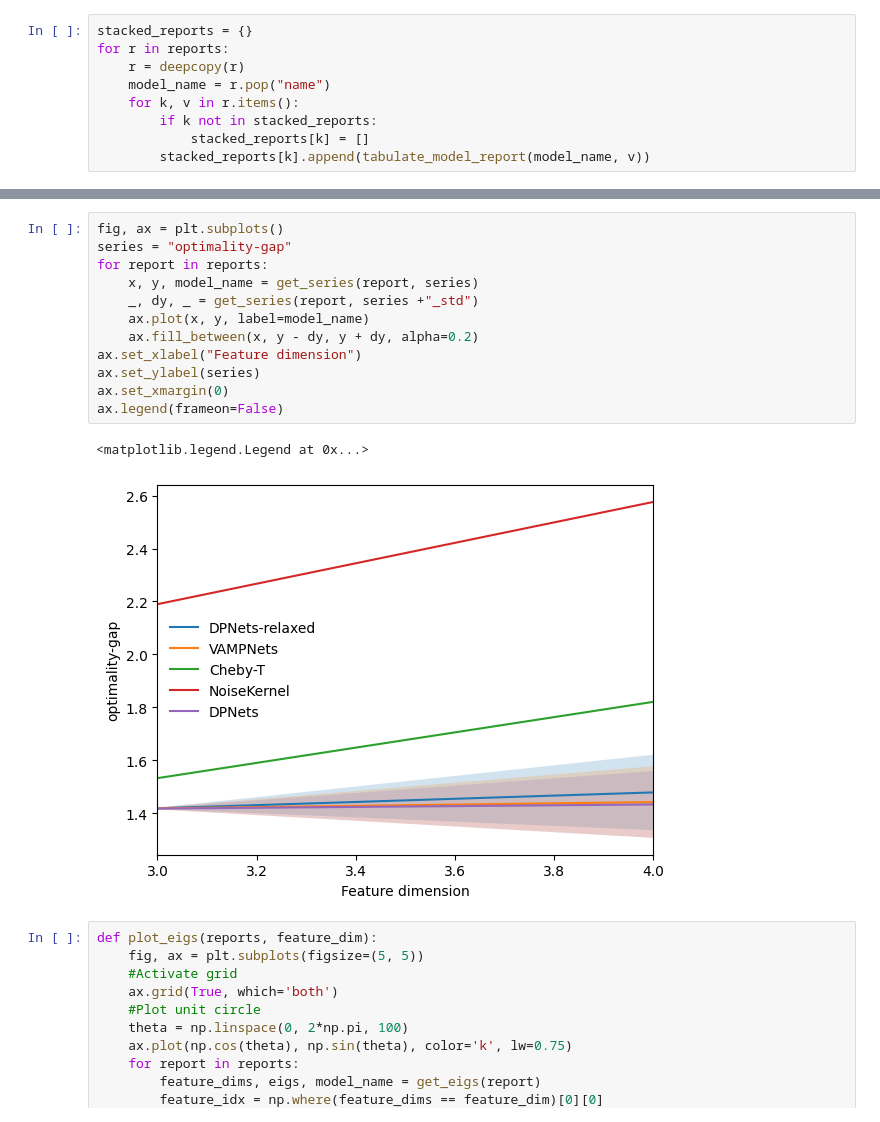
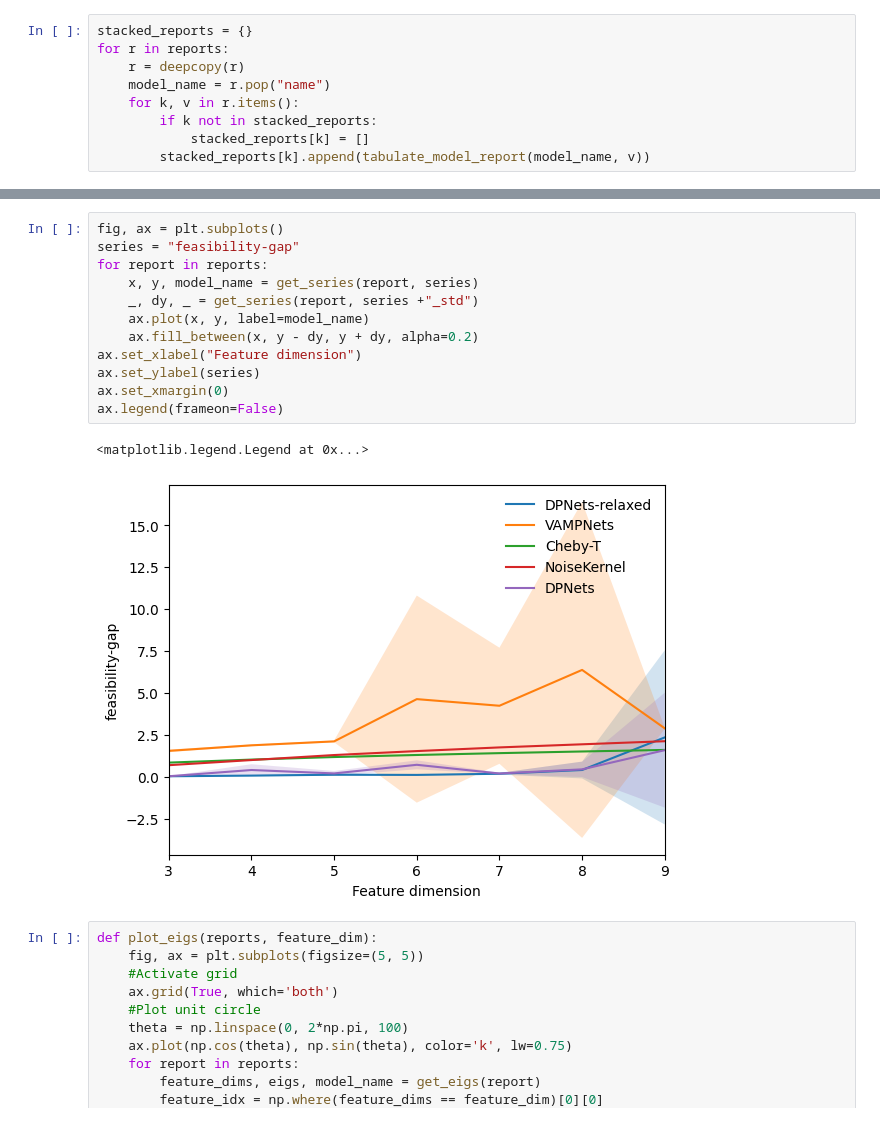
Before and after one commit to pietronvll/DPNets, a Jupyter notebook: logistic_map/figures.ipynb, the cells around one changed output, grey strips where cells are left out. Saved outputs shown, nothing was run; the diff lists cells and outputs as text.

```diff
--- a/logistic_map/figures.ipynb
+++ b/logistic_map/figures.ipynb
@@ -110,19 +110,19 @@ print(tabulate(stacked_reports[key], headers=headers, tablefmt="latex_raw", cola
 \end{tabular}
 # %%
 fig, ax = plt.subplots()
-series = "optimality-gap"
+series = "feasibility-gap"
 for report in reports:
     x, y, model_name = get_series(report, series)
     _, dy, _ = get_series(report, series +"_std")
     ax.plot(x, y, label=model_name)
     ax.fill_between(x, y - dy, y + dy, alpha=0.2)
 ax.set_xlabel("Feature dimension")
 ax.set_ylabel(series)
 ax.set_xmargin(0)
 ax.legend(frameon=False)
 # %% [output]
 <matplotlib.legend.Legend at 0x...>
-[figure, old version]
+[figure, new version]
 # %%
 def plot_eigs(reports, feature_dim):
     fig, ax = plt.subplots(figsize=(5, 5))
```
Also changed, not shown: parts of 3 cells of this notebook, 5 other files.
